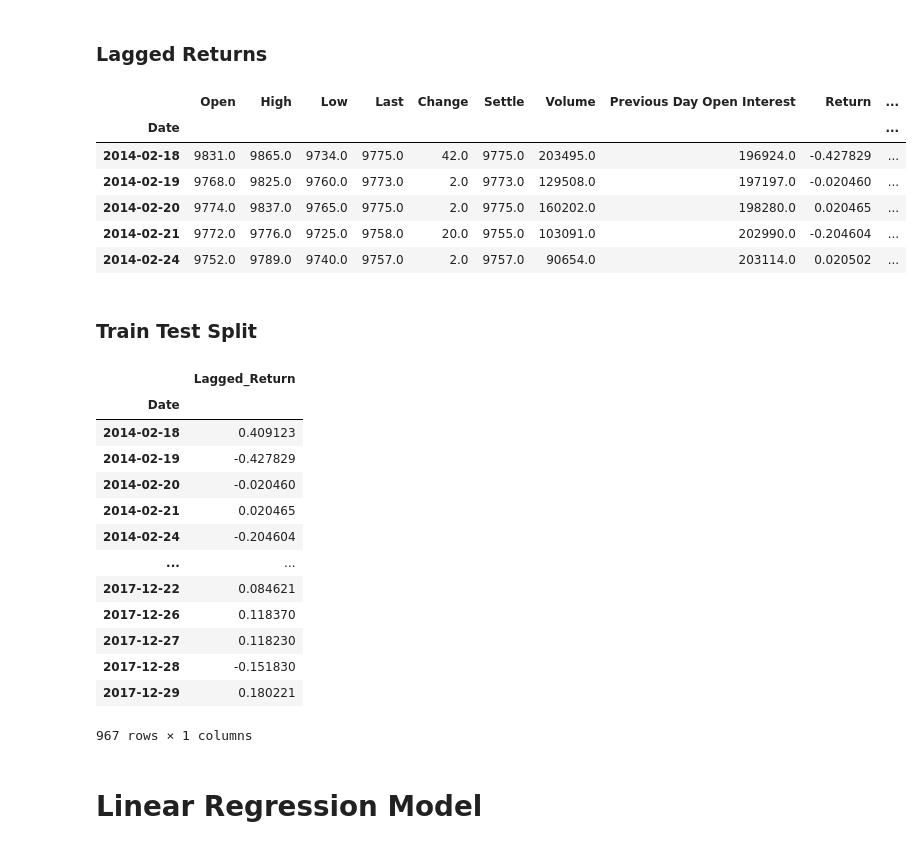
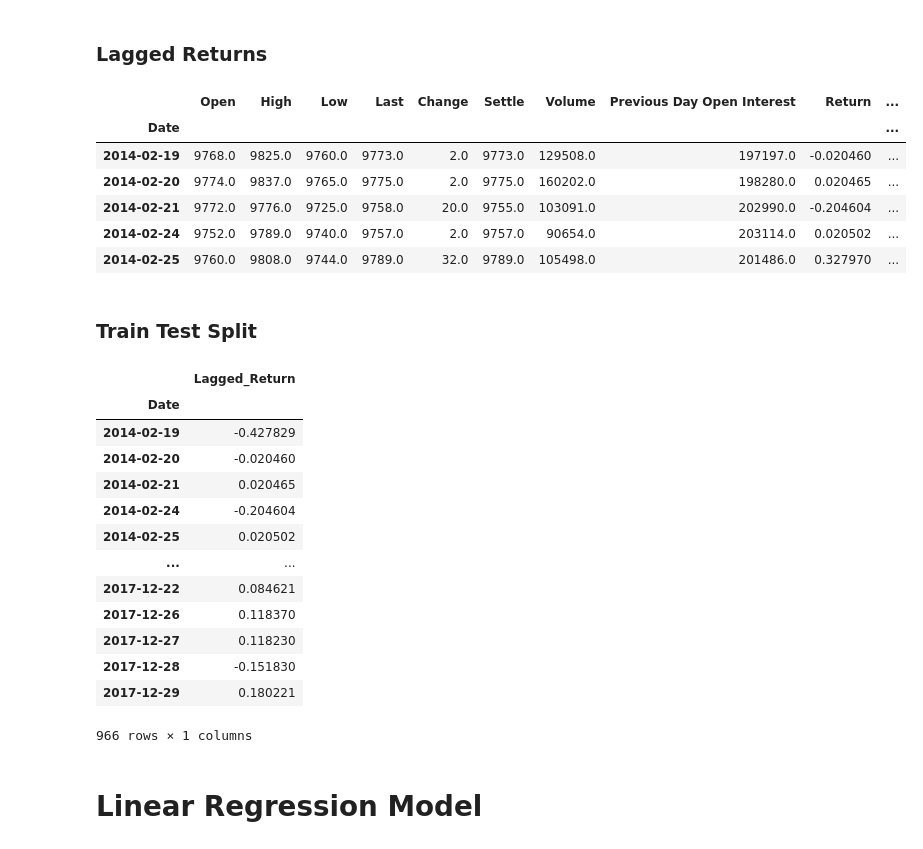
Before and after one commit to tsanpitak/UCB_FinTech, a Jupyter notebook: Projects/10-Time-Series/Instructions/Starter_Code/regression_analysis.ipynb, the cells around one changed output. Drawn from its saved outputs; the diff is of its cells as text; code cells hidden in the pictures.

```diff
--- a/Projects/10-Time-Series/Instructions/Starter_Code/regression_analysis.ipynb
+++ b/Projects/10-Time-Series/Instructions/Starter_Code/regression_analysis.ipynb
@@ -58,17 +58,17 @@ yen_futures_return.head()
 # %%
 # Create a lagged return using the shift function
 # YOUR CODE HERE!
 yen_futures["Lagged_Return"] = yen_futures["Return"].shift()
-yen_futures = yen_futures.dropna()
+yen_futures = yen_futures.replace(-np.inf, np.nan).dropna()
 yen_futures.head()
 # %% [output]
 |  | Open | High | Low | Last | Change | Settle | Volume | Previous Day Open Interest | Return | ... |
 | Date |  |  |  |  |  |  |  |  |  | ... |
-| 2014-02-18 | 9831.0 | 9865.0 | 9734.0 | 9775.0 | 42.0 | 9775.0 | 203495.0 | 196924.0 | -0.427829 | ... |
 | 2014-02-19 | 9768.0 | 9825.0 | 9760.0 | 9773.0 | 2.0 | 9773.0 | 129508.0 | 197197.0 | -0.020460 | ... |
 | 2014-02-20 | 9774.0 | 9837.0 | 9765.0 | 9775.0 | 2.0 | 9775.0 | 160202.0 | 198280.0 | 0.020465 | ... |
 | 2014-02-21 | 9772.0 | 9776.0 | 9725.0 | 9758.0 | 20.0 | 9755.0 | 103091.0 | 202990.0 | -0.204604 | ... |
 | 2014-02-24 | 9752.0 | 9789.0 | 9740.0 | 9757.0 | 2.0 | 9757.0 | 90654.0 | 203114.0 | 0.020502 | ... |
+| 2014-02-25 | 9760.0 | 9808.0 | 9744.0 | 9789.0 | 32.0 | 9789.0 | 105498.0 | 201486.0 | 0.327970 | ... |
 # %% [markdown]
 ### Train Test Split
 # %%
@@ -89,18 +89,18 @@ X_train
 # %% [output]
 |  | Lagged_Return |
 | Date |  |
-| 2014-02-18 | 0.409123 |
 | 2014-02-19 | -0.427829 |
 | 2014-02-20 | -0.020460 |
 | 2014-02-21 | 0.020465 |
 | 2014-02-24 | -0.204604 |
+| 2014-02-25 | 0.020502 |
 | ... | ... |
 | 2017-12-22 | 0.084621 |
 | 2017-12-26 | 0.118370 |
 | 2017-12-27 | 0.118230 |
 | 2017-12-28 | -0.151830 |
 | 2017-12-29 | 0.180221 |
-967 rows × 1 columns
+966 rows × 1 columns
 # %% [markdown]
 # Linear Regression Model
 # %%
```
Also changed, not shown: parts of 3 cells of this notebook.
